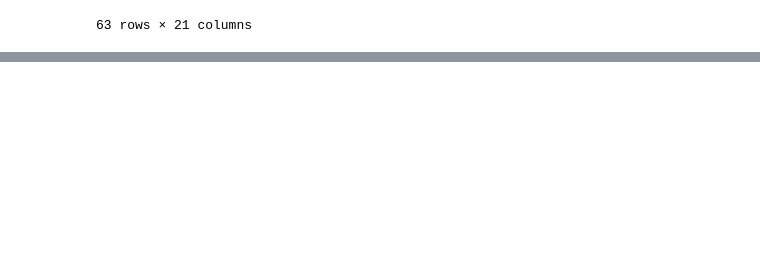
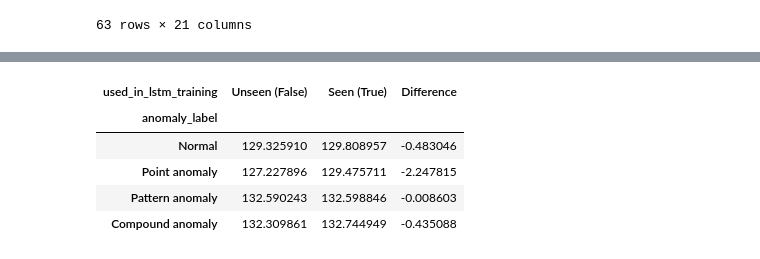
Before and after one commit to Jeremiah-Bachtin/comp1884-group6-weather-anomaly-detection-system, a Jupyter notebook: notebooks/notebook_jeremy_ETL_and_ML_v1.ipynb, the cells around one changed output, grey strips where cells are left out. Drawn from its saved outputs; the diff is of its cells as text; code cells hidden in the pictures; blank space fills up the shorter version.

```diff
--- a/notebooks/notebook_jeremy_ETL_and_ML_v1.ipynb
+++ b/notebooks/notebook_jeremy_ETL_and_ML_v1.ipynb
@@ -1107,0 +1091,26 @@ df_train
+# %%
+# Step 12.7: LSTM-AE Diagnostic Summary: Mean Reconstruction Error by Anomaly Type and Training Exposure (df_train)
+
+# Group by anomaly type and whether it was used in training
+agg_df = (
+    df_train
+    .groupby(["anomaly_label", "used_in_lstm_training"])["lstm_score"]
+    .mean()
+    .unstack(fill_value=np.nan)
+    .rename(columns={False: "Unseen (False)", True: "Seen (True)"})
+)
+
+# Sort rows for clarity
+agg_df = agg_df.reindex(["Normal", "Point anomaly", "Pattern anomaly", "Compound anomaly"])
+
+# Calculate difference between unseen and seen MAE scores
+agg_df["Difference"] = agg_df["Unseen (False)"] - agg_df["Seen (True)"]
+
+agg_df
+# %% [output]
+| used_in_lstm_training | Unseen (False) | Seen (True) | Difference |
+| anomaly_label |  |  |  |
+| Normal | 129.325910 | 129.808957 | -0.483046 |
+| Point anomaly | 127.227896 | 129.475711 | -2.247815 |
+| Pattern anomaly | 132.590243 | 132.598846 | -0.008603 |
+| Compound anomaly | 132.309861 | 132.744949 | -0.435088 |
```
Also changed, not shown: parts of 7 cells of this notebook.
